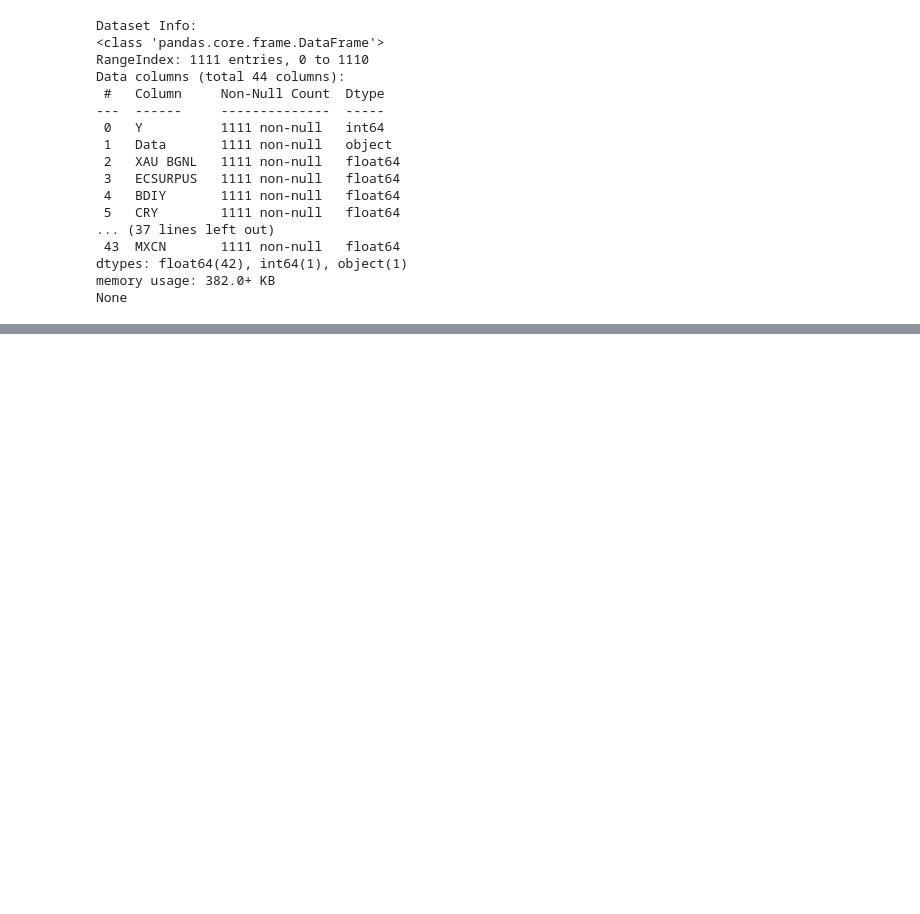
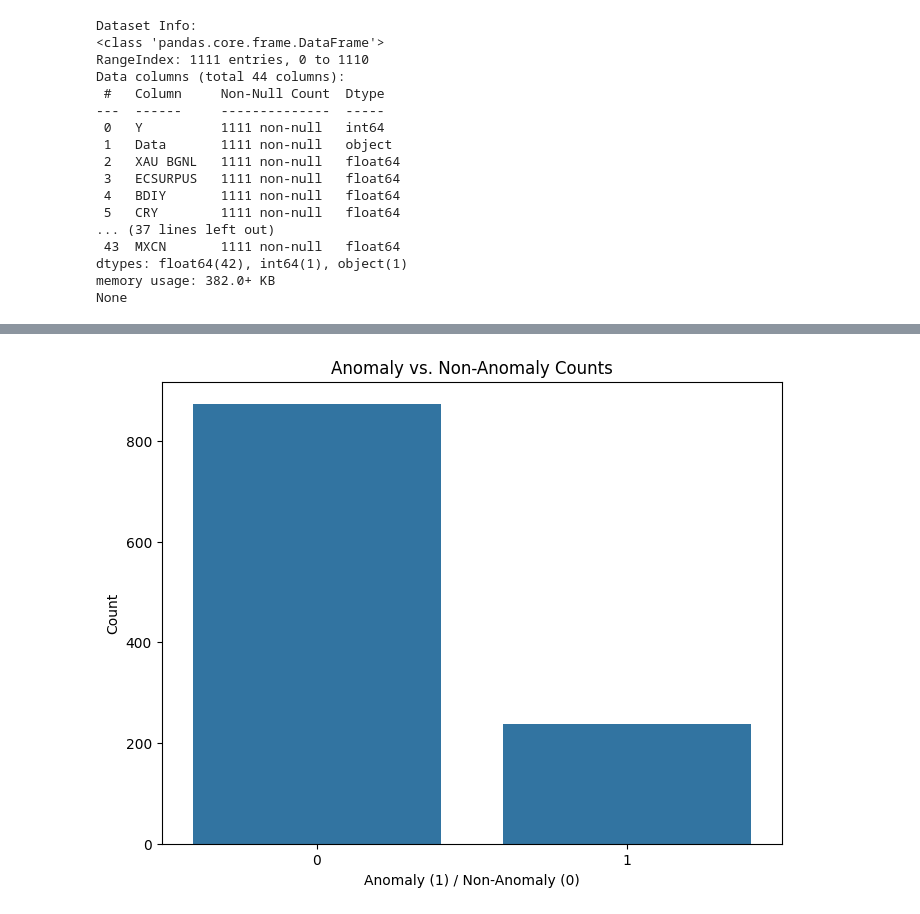
Before and after one commit to pc9350/Market-Anomaly-Detection, a Jupyter notebook: MAD.ipynb, the cells around one changed output, grey strips where cells are left out. Cells and saved outputs as stored; diff of their text form; code cells hidden in the pictures; blank space fills up the shorter version.

```diff
--- a/MAD.ipynb
+++ b/MAD.ipynb
@@ -10,3 +21,3 @@ from sklearn.metrics import classification_report, confusion_matrix, accuracy_sc
 # %%
-data = pd.read_csv('/content/FinancialMarketData.csv')
+df = pd.read_csv('/content/FinancialMarketData.csv')
 # %%
@@ -117,0 +54,2 @@ Day 223: No crash predicted. Continue with standard investment strategies.
+# %%
+df = df.dropna()
@@ -117,0 +69,11 @@ Day 223: No crash predicted. Continue with standard investment strategies.
+# %%
+anomaly_counts = df['Y'].value_counts()
+
+plt.figure(figsize=(8, 6))
+sns.barplot(x=anomaly_counts.index, y=anomaly_counts.values)
+plt.title('Anomaly vs. Non-Anomaly Counts')
+plt.xlabel('Anomaly (1) / Non-Anomaly (0)')
+plt.ylabel('Count')
+plt.show()
+# %% [output]
+[figure, added]
```
Also changed, not shown: parts of 23 cells of this notebook.
